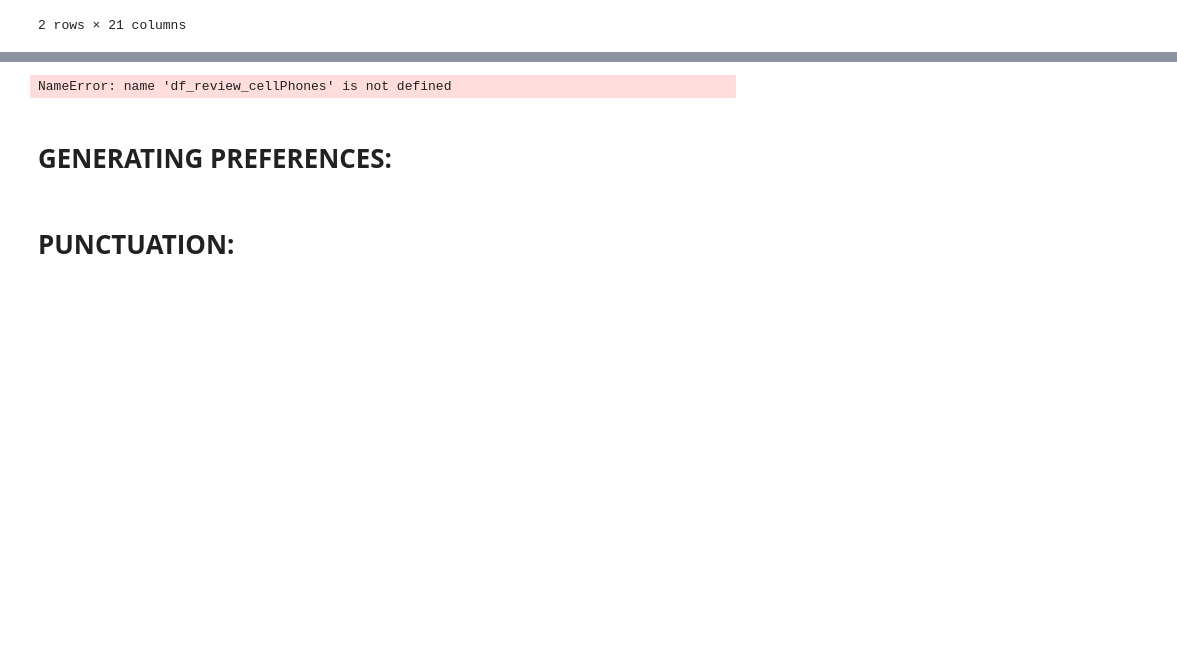
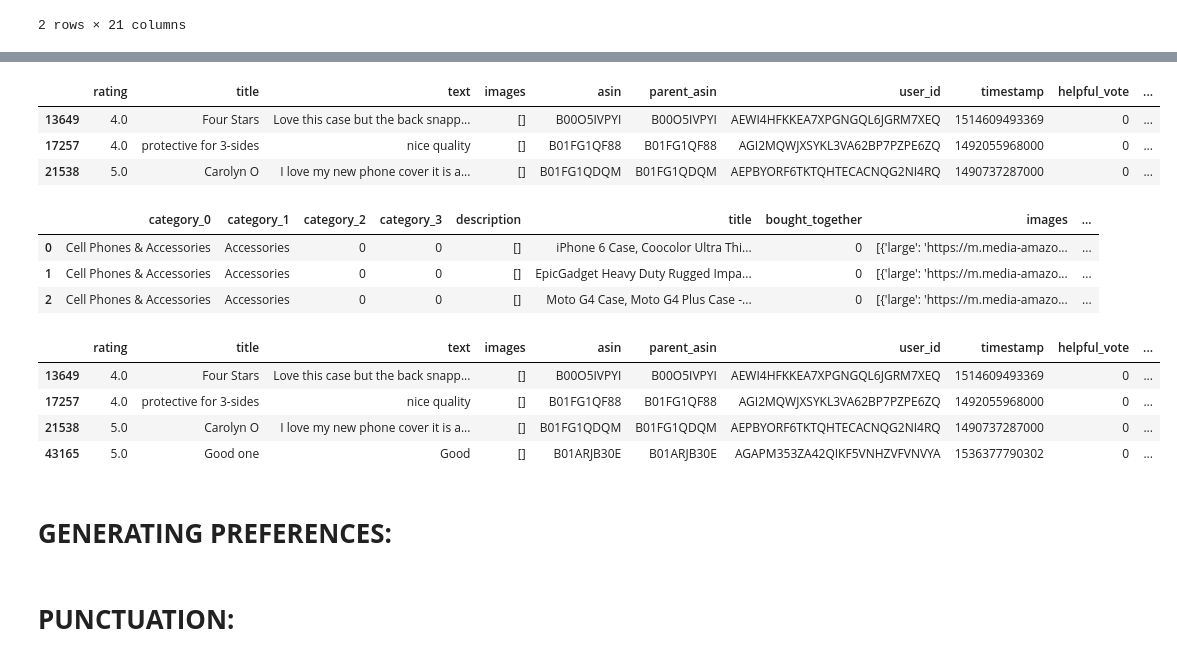
Before and after one commit to zainthecoder/opinionconv-refactor, a Jupyter notebook: Script.ipynb, the cells around one changed output, grey strips where cells are left out. Saved outputs shown, nothing was run; the diff lists cells and outputs as text; code cells hidden in the pictures; blank space fills up the shorter version.

```diff
--- a/Script.ipynb
+++ b/Script.ipynb
@@ -126,0 +181,27 @@ df_metaData_cellPhones.head(2)
+# %%
+# Filter the items which have "Cell Phones" in category_1 and the main_category == "Cell Phones & Accessories"
+Cell_Phones_df_raw = df_metaData_ratings_cellPhones[df_metaData_ratings_cellPhones.category_0 == 'Cell Phones & Accessories']
+Cell_Phones_df_raw = Cell_Phones_df_raw[Cell_Phones_df_raw.category_1 == "Accessories"]
+
+# Useful Cols
+subset_cols = ['category_0', 'category_1', 'category_2', 'category_3', 'description', 'title', 'bought_together', 'images', 'features', 'details', 'main_category', 'price', 'num_ratings', 'avg_rating', 'asin']
+
+Cell_Phones_df_raw = Cell_Phones_df_raw[subset_cols]
+Cell_Phones_df_raw.reset_index(drop=True, inplace=True)
+
+# Merging 3 columns: description, feature & title
+all_features = Cell_Phones_df_raw[['description', 'features', 'title']].values.tolist()
+col_all_features = []
+for i in all_features:
+    list_features = []
+    for j in i:
+        if j:
+            if type(j) == list:
+                for k in j:
+                    list_features.append(k)
+            else:
+                list_features.append(j)
+    col_all_features.append(' ****** '.join(list_features))
+
+Cell_Phones_df_raw["all_features"] = col_all_features
+Cell_Phones_df_raw.head(4)
@@ -127,11 +236,19 @@ df_metaData_cellPhones.head(2)
+# %%
+reviews_for_cellPhones = df_review_raw_cellPhones.loc[df_review_raw_cellPhones['asin'].isin(Cell_Phones_df_raw.asin.unique())]
+reviews_for_cellPhones.head(3)
+# %% [output]
+|  | rating | title | text | images | asin | parent_asin | user_id | timestamp | helpful_vote | ... |
+| 13649 | 4.0 | Four Stars | Love this case but the back snapp... | [] | B00O5IVPYI | B00O5IVPYI | AEWI4HFKKEA7XPGNGQL6JGRM7XEQ | 1514609493369 | 0 | ... |
+| 17257 | 4.0 | protective for 3-sides | nice quality | [] | B01FG1QF88 | B01FG1QF88 | AGI2MQWJXSYKL3VA62BP7PZPE6ZQ | 1492055968000 | 0 | ... |
+| 21538 | 5.0 | Carolyn O | I love my new phone cover it is a... | [] | B01FG1QDQM | B01FG1QDQM | AEPBYORF6TKTQHTECACNQG2NI4RQ | 1490737287000 | 0 | ... |
 # %%
 # Adding numnber of reviews
-reviews_for_cellPhones = df_review_cellPhones.loc[df_review_cellPhones['asin'].isin(Cell_Phones_df.asin.unique())]
+reviews_for_cellPhones = df_review_raw_cellPhones.loc[df_review_raw_cellPhones['asin'].isin(Cell_Phones_df_raw.asin.unique())]
 df_asin_numReviews = pd.DataFrame()
-df_asin_numReviews['asin'] = reviews_for_cellPhones.groupby(by="asin").count()[['reviewText']].index
-df_asin_numReviews['num_reviews'] = reviews_for_cellPhones.groupby(by="asin").count()[['reviewText']].reviewText.values
+df_asin_numReviews['asin'] = reviews_for_cellPhones.groupby(by="asin").count()[['text']].index
+df_asin_numReviews['num_reviews'] = reviews_for_cellPhones.groupby(by="asin").count()[['text']].text.values
 
-metaData_for_cellPhones = Cell_Phones_df.merge(df_asin_numReviews, on='asin', how='outer')
+metaData_for_cellPhones = Cell_Phones_df_raw.merge(df_asin_numReviews, on='asin', how='outer')
 metaData_for_cellPhones.fillna(value=0, inplace=True)
 
 metaData_for_cellPhones.head(3)
@@ -139,7 +256,10 @@ metaData_for_cellPhones.head(3)
 with open('./metaData_for_cellPhones.pkl', 'wb') as fp:
     pickle.dump(metaData_for_cellPhones, fp, protocol=4)
 # %% [output]
-NameError: name 'df_review_cellPhones' is not defined
+|  | category_0 | category_1 | category_2 | category_3 | description | title | bought_together | images | ... |
+| 0 | Cell Phones & Accessories | Accessories | 0 | 0 | [] | iPhone 6 Case, Coocolor Ultra Thi... | 0 | [{'large': 'https://m.media-amazo... | ... |
+| 1 | Cell Phones & Accessories | Accessories | 0 | 0 | [] | EpicGadget Heavy Duty Rugged Impa... | 0 | [{'large': 'https://m.media-amazo... | ... |
+| 2 | Cell Phones & Accessories | Accessories | 0 | 0 | [] | Moto G4 Case, Moto G4 Plus Case -... | 0 | [{'large': 'https://m.media-amazo... | ... |
 # %%
 def cleaning_process(text):
     cleaned_text = text.replace("\n\n", " ")
@@ -168,26 +288,34 @@ def cleaning_process(text):
     return(cleaned_text)
 # %%
 #@Vahid: Could we use the columns:Summary and Voting, somehow?
-reviews_for_cellPhones_df = df_review_raw_cellPhones.loc[df_review_raw_cellPhones['asin'].isin(Cell_Phones_df.asin.unique())]
-reviews_for_cellPhones_df = reviews_for_cellPhones_df.dropna(axis=0, subset=['reviewText'])
+reviews_for_cellPhones_df = df_review_raw_cellPhones.loc[df_review_raw_cellPhones['asin'].isin(Cell_Phones_df_raw.asin.unique())]
+reviews_for_cellPhones_df = reviews_for_cellPhones_df.dropna(axis=0, subset=['text'])
 
 # Clean reviews and create a text file for all reviews
-cellPhone_reviews = reviews_for_cellPhones_df.reviewText
+cellPhone_reviews = reviews_for_cellPhones_df.text
 cellPhone_reviews_cleaned = cellPhone_reviews.apply(cleaning_process)
 
 reviews_for_cellPhones_df_cleaned = reviews_for_cellPhones_df.copy()
-reviews_for_cellPhones_df_cleaned['reviewText'] = cellPhone_reviews_cleaned.values
+reviews_for_cellPhones_df_cleaned['text'] = cellPhone_reviews_cleaned.values
+
+reviews_for_cellPhones_df_cleaned.head(4)
 
 wholeReview_reviews_for_cellPhones_df = pd.DataFrame()
-wholeReview_reviews_for_cellPhones_df['Index'] = reviews_for_cellPhones_df_cleaned[['asin', 'reviewerID']].apply(lambda x: '_'.join(x), axis=1)
-wholeReview_reviews_for_cellPhones_df['reviewText'] = reviews_for_cellPhones_df_cleaned.reviewText.values
-wholeReview_reviews_for_cellPhones_df = wholeReview_reviews_for_cellPhones_df.dropna(axis=0, subset=['reviewText'])
+wholeReview_reviews_for_cellPhones_df['Index'] = reviews_for_cellPhones_df_cleaned[['asin', 'user_id']].apply(lambda x: '_'.join(x), axis=1)
+wholeReview_reviews_for_cellPhones_df['text'] = reviews_for_cellPhones_df_cleaned.text.values
+wholeReview_reviews_for_cellPhones_df = wholeReview_reviews_for_cellPhones_df.dropna(axis=0, subset=['text'])
 
 reviews_for_cellPhones_df_cleaned.to_csv("./reviews_for_cellPhones_df_cleaned.csv")
 
-with open(".../Data/GeneratedData/reviews_wholeReview.txt", "w") as f:
+with open("./Data/reviews_wholeReview.txt", "w") as f:
     for review in cellPhone_reviews_cleaned.values:
         _ = f.write(review + '\n')
+# %% [output]
+|  | rating | title | text | images | asin | parent_asin | user_id | timestamp | helpful_vote | ... |
+| 13649 | 4.0 | Four Stars | Love this case but the back snapp... | [] | B00O5IVPYI | B00O5IVPYI | AEWI4HFKKEA7XPGNGQL6JGRM7XEQ | 1514609493369 | 0 | ... |
+| 17257 | 4.0 | protective for 3-sides | nice quality | [] | B01FG1QF88 | B01FG1QF88 | AGI2MQWJXSYKL3VA62BP7PZPE6ZQ | 1492055968000 | 0 | ... |
+| 21538 | 5.0 | Carolyn O | I love my new phone cover it is a... | [] | B01FG1QDQM | B01FG1QDQM | AEPBYORF6TKTQHTECACNQG2NI4RQ | 1490737287000 | 0 | ... |
+| 43165 | 5.0 | Good one | Good | [] | B01ARJB30E | B01ARJB30E | AGAPM353ZA42QIKF5VNHZVFVNVYA | 1536377790302 | 0 | ... |
 # %% [markdown]
 # **GENERATING PREFERENCES:**
 # %%
```
Also changed, not shown: parts of 11 cells of this notebook, 3 other files.
